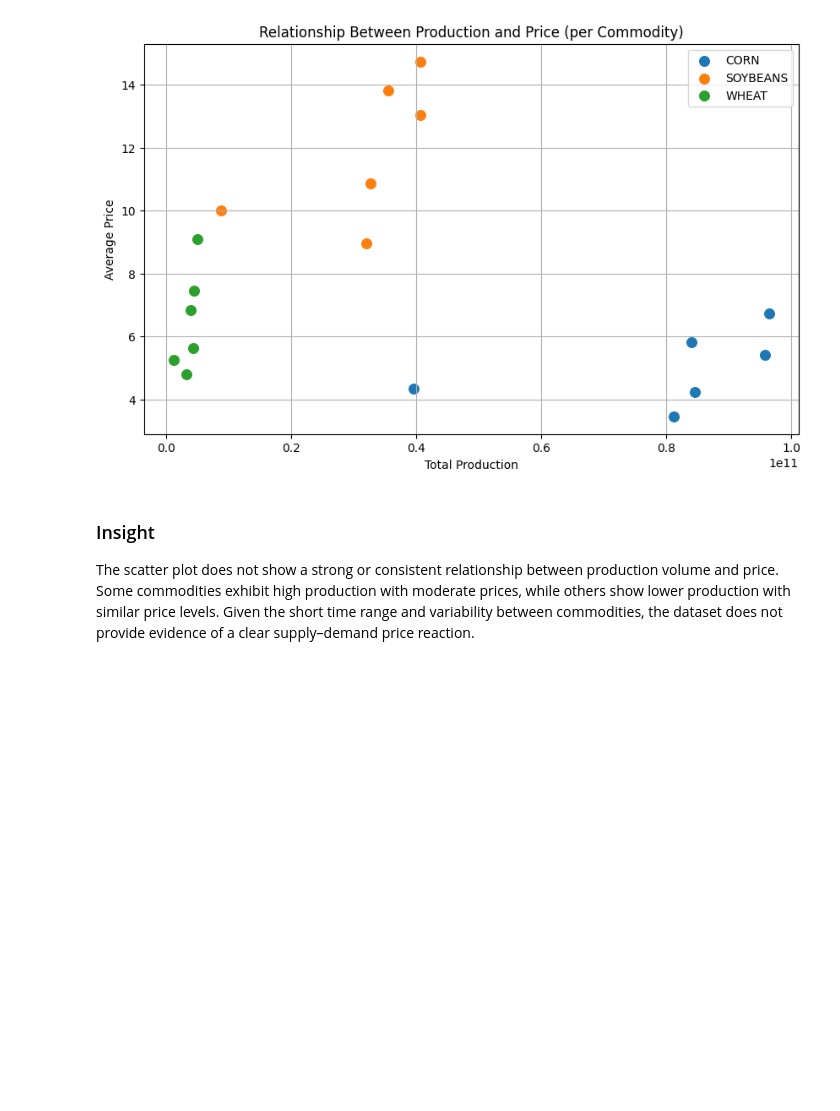
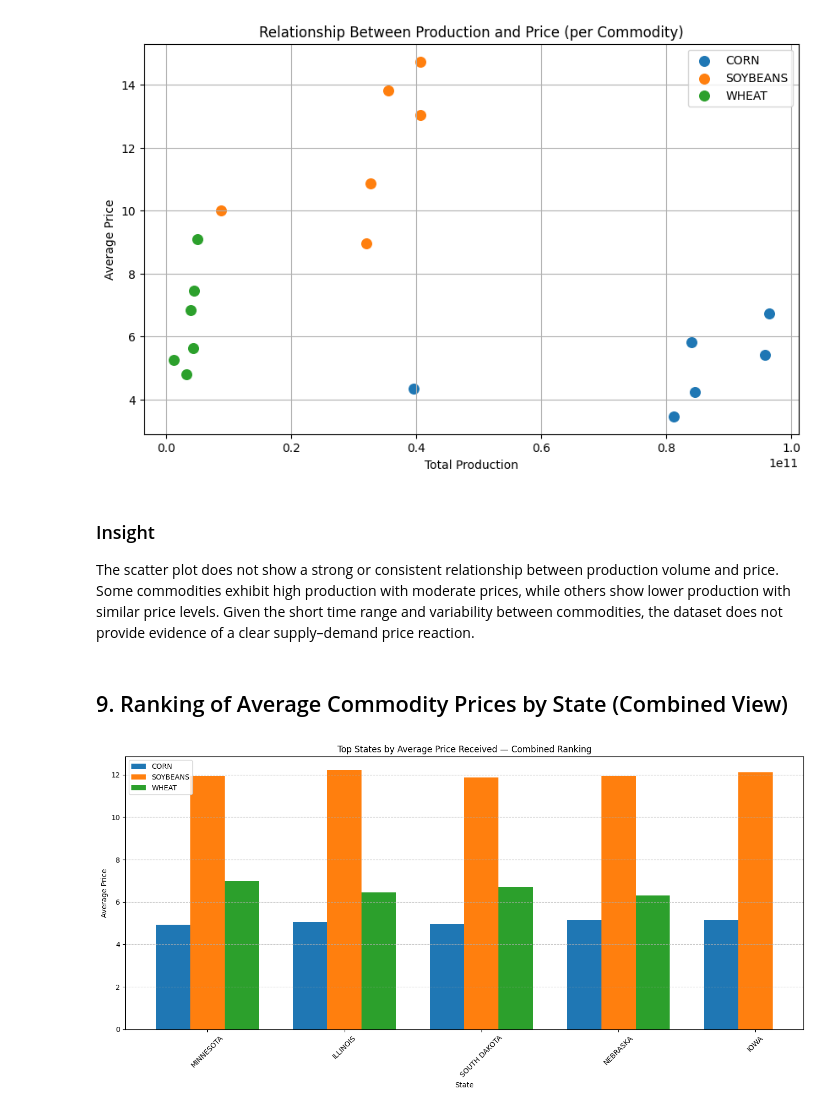
Before and after one commit to emapernice/usda-etl-pipeline, a Jupyter notebook: notebooks/usda_eda_notebook.ipynb, the cells around one changed output. Drawn from its saved outputs; the diff is of its cells as text; code cells hidden in the pictures; blank space fills up the shorter version.

Commit message:
Add production and price ranking visualizations to analysis notebook

```diff
--- a/notebooks/usda_eda_notebook.ipynb
+++ b/notebooks/usda_eda_notebook.ipynb
@@ -182,3 +182,60 @@ plt.show()
 The scatter plot does not show a strong or consistent relationship between production volume and price.
 Some commodities exhibit high production with moderate prices, while others show lower production with similar price levels.
 Given the short time range and variability between commodities, the dataset does not provide evidence of a clear supply–demand price reaction.
+# %% [markdown]
+## 9. Ranking of Average Commodity Prices by State (Combined View)
+# %%
+import matplotlib.pyplot as plt
+import numpy as np
+
+price_df = df[df["statisticcat_desc"] == "PRICE RECEIVED"]
+
+commodities = ["CORN", "SOYBEANS", "WHEAT"]
+price_df = price_df[price_df["commodity_desc"].isin(commodities)]
+
+state_price = (
+    price_df.groupby(["commodity_desc", "state_name"])["value"]
+    .mean()
+    .reset_index()
+)
+
+top_states = {}
+for commodity in commodities:
+    subset = (
+        state_price[state_price["commodity_desc"] == commodity]
+        .sort_values("value", ascending=False)
+        .head(10)
+    )
+    top_states[commodity] = subset
+
+combined = None
+for commodity, df_ in top_states.items():
+    df_ = df_.rename(columns={"value": f"{commodity}_price"})
+    if combined is None:
+        combined = df_[["state_name", f"{commodity}_price"]]
+    else:
+        combined = combined.merge(df_[["state_name", f"{commodity}_price"]],
+                                  on="state_name", how="outer")
+
+combined["total"] = combined[[c + "_price" for c in commodities]].sum(axis=1)
+combined = combined.sort_values("total", ascending=False).drop(columns=["total"])
+
+plt.figure(figsize=(14, 7))
+
+x = np.arange(len(combined["state_name"]))
+width = 0.25
+
+plt.bar(x - width, combined["CORN_price"], width, label="CORN")
+plt.bar(x, combined["SOYBEANS_price"], width, label="SOYBEANS")
+plt.bar(x + width, combined["WHEAT_price"], width, label="WHEAT")
+
+plt.title("Top States by Average Price Received — Combined Ranking")
+plt.xlabel("State")
+plt.ylabel("Average Price")
+plt.xticks(x, combined["state_name"], rotation=45)
+plt.legend()
+plt.grid(axis="y", linestyle="--", alpha=0.7)
+plt.tight_layout()
+plt.show()
+# %% [output]
+[figure, added]
```
Also changed, not shown: parts of 4 cells of this notebook.
